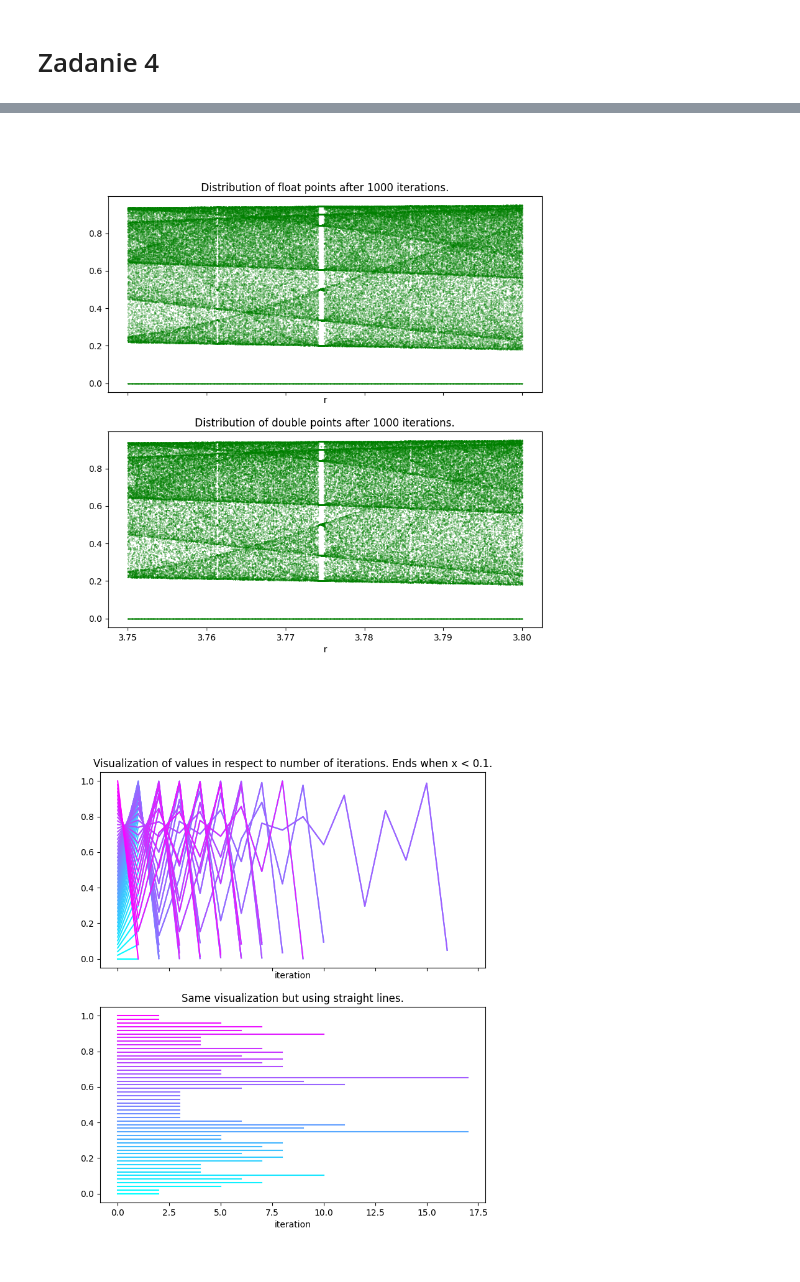
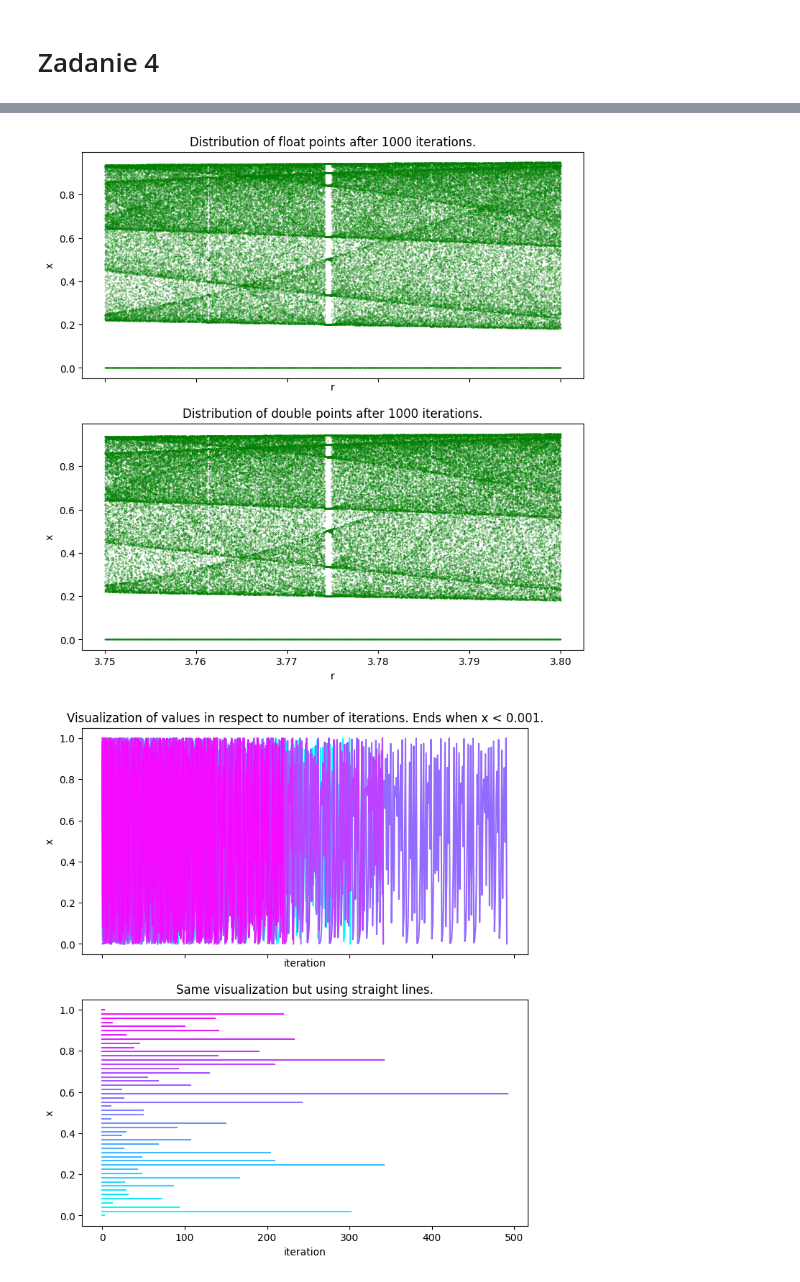
Before and after one commit to pawel002/Calculation-Methods, a Jupyter notebook: lab1/lab1.ipynb, the cells around one changed output, grey strips where cells are left out. Cells and saved outputs as stored; diff of their text form; code cells hidden in the pictures.

```diff
--- a/lab1/lab1.ipynb
+++ b/lab1/lab1.ipynb
@@ -276,11 +277,11 @@ arrayRDouble = np.double(arrayR2)
 arrayRFloat = np.float32(arrayR2)
 
 ax1.set_title(f"Distribution of float points after {iterations} iterations.")
-ax1.set_xlabel("x")
+ax1.set_ylabel("x")
 ax1.set_xlabel("r")
 
 ax2.set_title(f"Distribution of double points after {iterations} iterations.")
-ax2.set_xlabel("x")
+ax2.set_ylabel("x")
 ax2.set_xlabel("r")
 
 for i in range(iterations):
@@ -292,38 +293,38 @@ ax2.scatter(arrayRDouble, arrayXDouble, s = 0.05, color="g")
 
 plt.show()
 # %% [output]
-[figure, old version]
+[figure, new version]
 # %%
-iterations2 = 500
+iterations2 = 1000
 heightRes2 = 50
-tolerance = 0.1
+tolerance = 0.001
 
 idxArr = [i for i in range(iterations2 + 1)]
 xArr = [0 for i in range(iterations2 + 1)]
 w = 0
 
 fig, (ax1, ax2) = plt.subplots(2, 1, figsize=(8, 9), sharex=True)
 
 ax1.set_title(f"Visualization of values in respect to number of iterations. Ends when x < {tolerance}.")
-ax1.set_xlabel("x")
+ax1.set_ylabel("x")
 ax1.set_xlabel("iteration")
 
 ax2.set_title(f"Same visualization but using straight lines.")
-ax2.set_xlabel("x")
+ax2.set_ylabel("x")
 ax2.set_xlabel("iteration")
 
 for intensivity, x in enumerate(np.float32(np.linspace(0, 1, heightRes2))):
     for i in range(iterations2):
         xArr[i] = x
         x = 4*x*(1 - x)
         w = i
         if abs(x) < tolerance:
             break
 
     xArr[w + 1] = x
     ax1.plot(idxArr[:w+2], xArr[:w+2], color=(intensivity/heightRes2, 1 - intensivity/heightRes2, 1))
     ax2.plot([0, w+2], [xArr[0], xArr[0]], color=(intensivity/heightRes2, 1 - intensivity/heightRes2, 1))
 
 plt.show()
 # %% [output]
-[figure, old version]
+[figure, new version]
```
Also changed, not shown: parts of 5 cells of this notebook.
